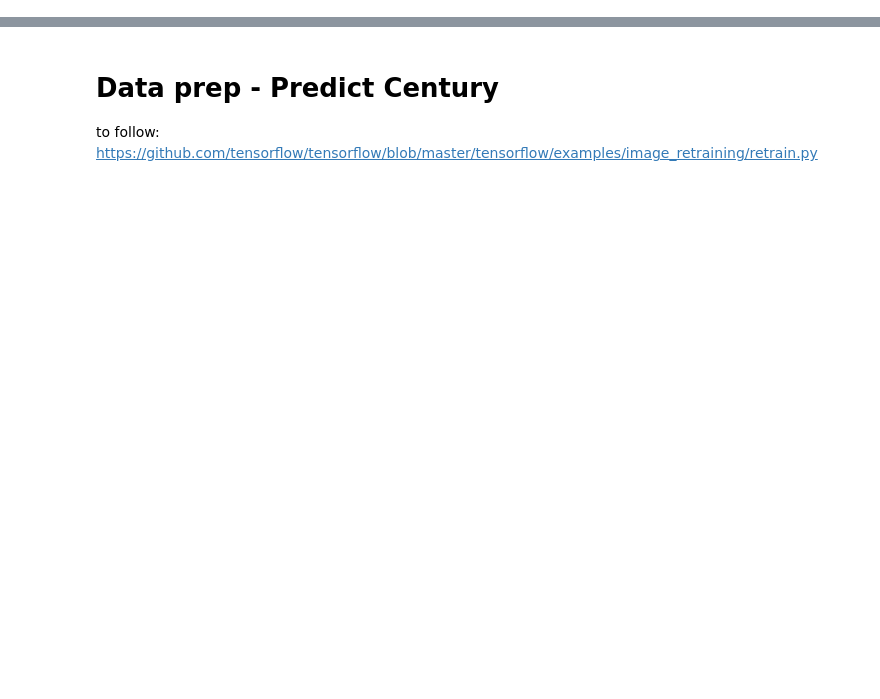
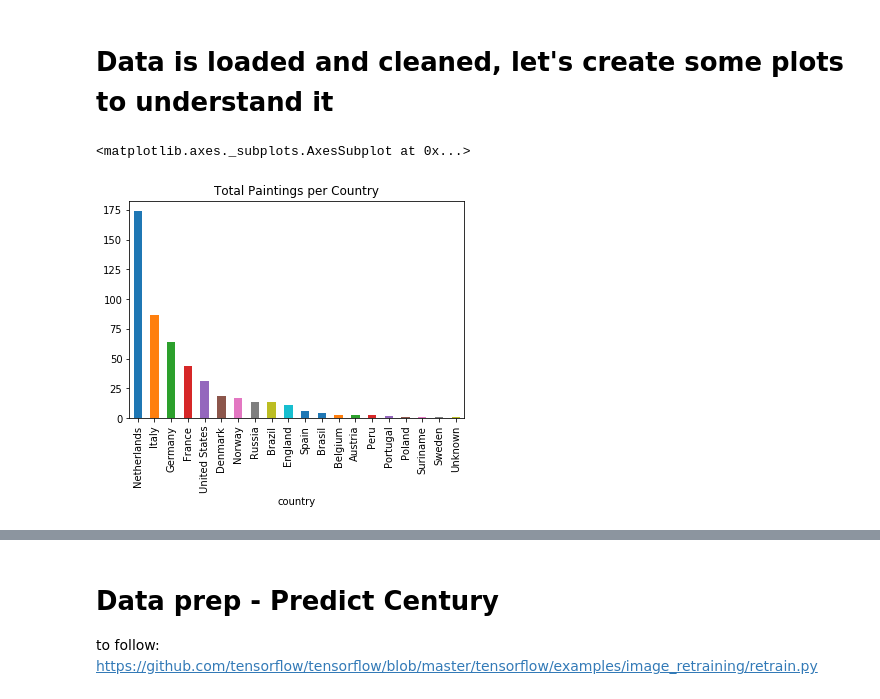
Before and after one commit to bernardoff/ML-Lab, a Jupyter notebook: Paintings Analysis.ipynb, the cells around one changed output, grey strips where cells are left out. Drawn from its saved outputs; the diff is of its cells as text; code cells hidden in the pictures; blank space fills up the shorter version.

```diff
--- a/Paintings Analysis.ipynb
+++ b/Paintings Analysis.ipynb
@@ -427,0 +115,13 @@ century_count.plot.barh(title='Total paintings per Country')
+# %% [markdown]
+# Data is loaded and cleaned, let's create some plots to understand it
+# %%
+# List the countries with a minimun count of paintings
+country_count = paintings_df.groupby('country').size()
+min_paintings_per_country = 10
+top_countries = set(country_count[country_count.values > min_paintings_per_country].index)
+#print(country_count.sort_values(ascending=False))
+country_count.sort_values(ascending=False).plot.bar(title='Total Paintings per Country')
+#print(top_countries)
+# %% [output]
+<matplotlib.axes._subplots.AxesSubplot at 0x...>
+[figure, added]
```
Also changed, not shown: parts of 44 cells of this notebook, 1 other file.
